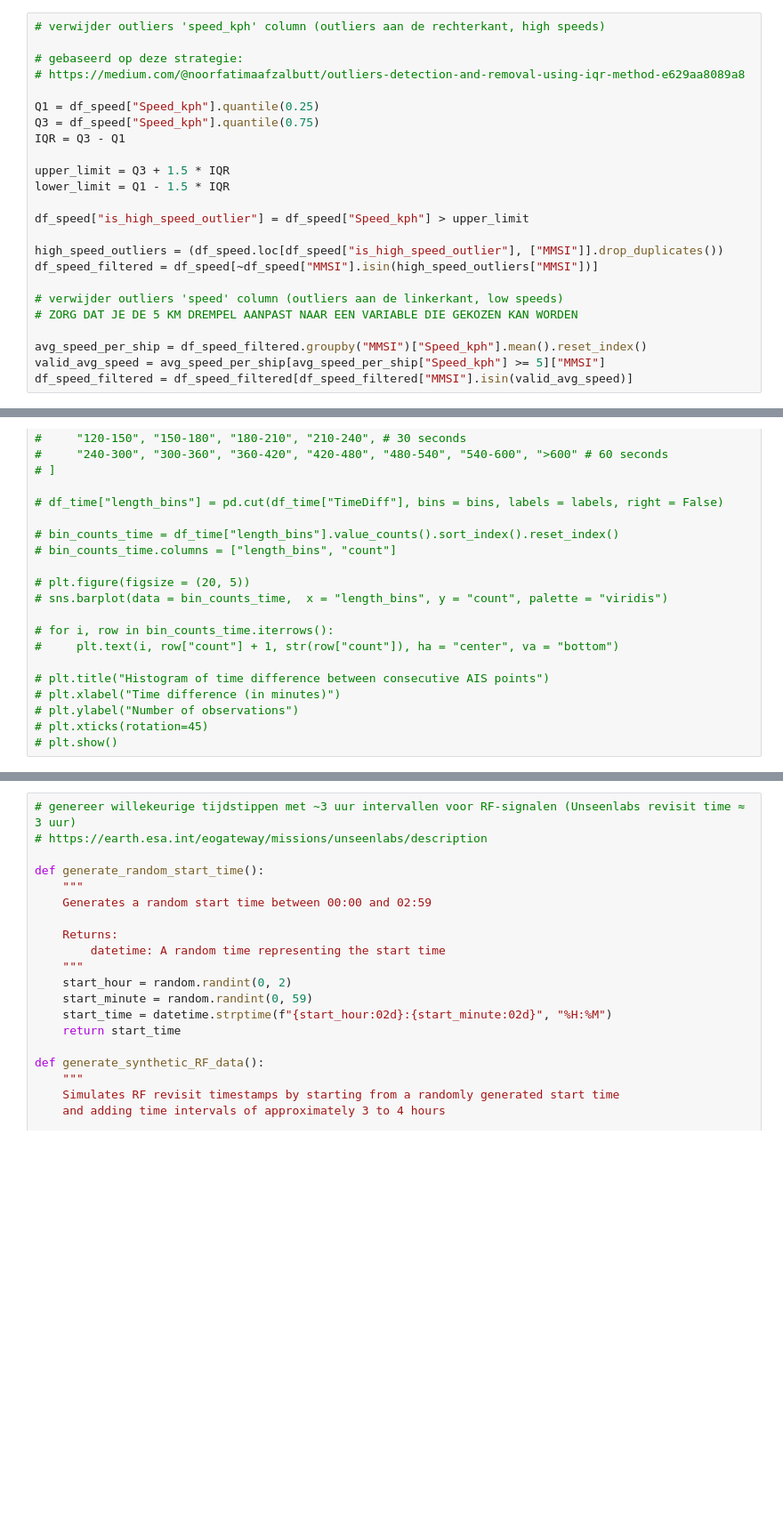
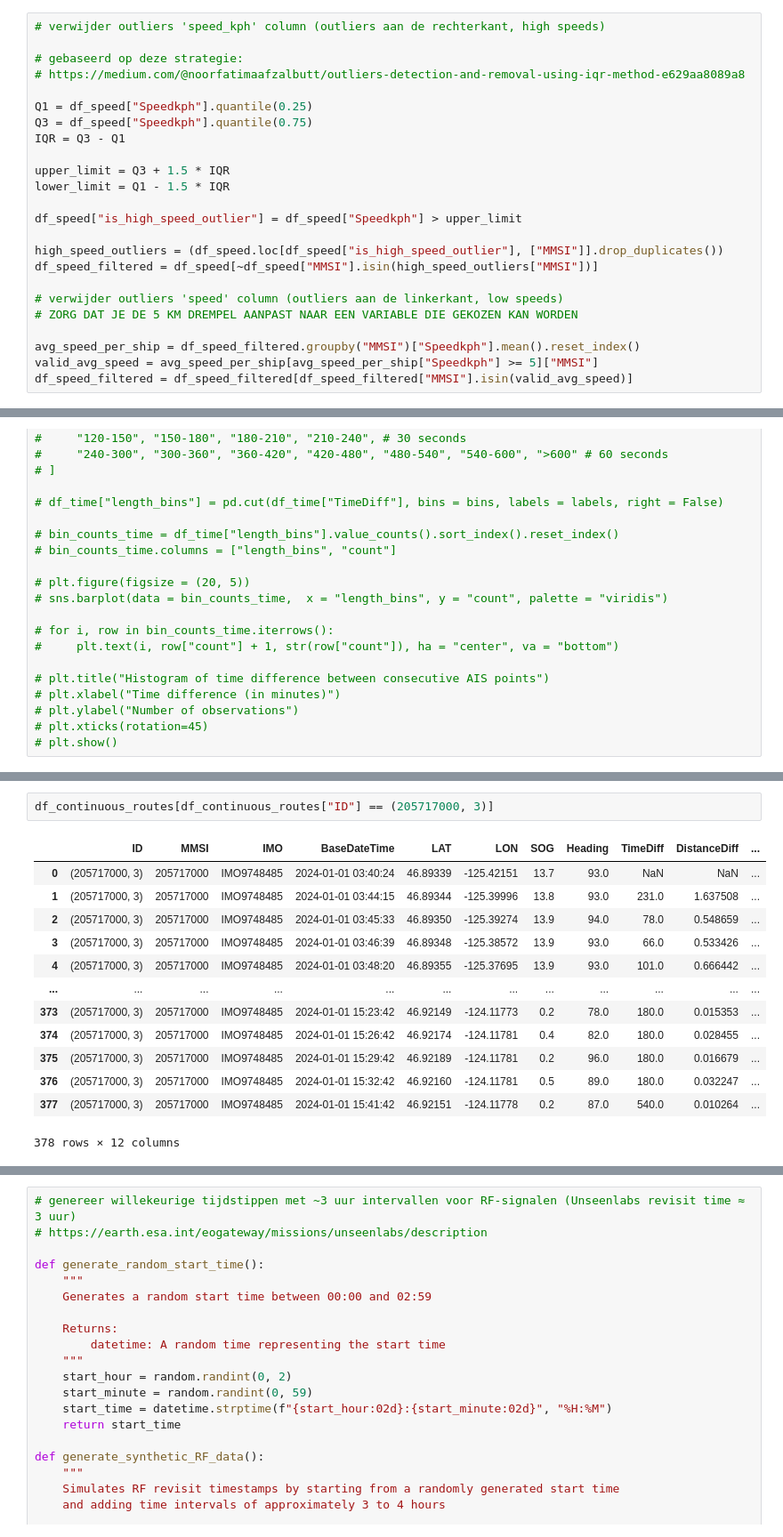
Before and after one commit to grimmmbo/AIS_RF_matching, a Jupyter notebook: notebooks/test_notebooks/test0106.ipynb, the cells around one changed output, grey strips where cells are left out. Shown at 89% size. Drawn from its saved outputs; the diff is of its cells as text; blank space fills up the shorter version.

```diff
--- a/notebooks/test_notebooks/test0106.ipynb
+++ b/notebooks/test_notebooks/test0106.ipynb
@@ -147,14 +147,14 @@ df_speed.head(5)
 # gebaseerd op deze strategie:
 # https://medium.com/@noorfatimaafzalbutt/outliers-detection-and-removal-using-iqr-method-e629aa8089a8
 
-Q1 = df_speed["Speed_kph"].quantile(0.25)
-Q3 = df_speed["Speed_kph"].quantile(0.75)
+Q1 = df_speed["Speedkph"].quantile(0.25)
+Q3 = df_speed["Speedkph"].quantile(0.75)
 IQR = Q3 - Q1
 
 upper_limit = Q3 + 1.5 * IQR
 lower_limit = Q1 - 1.5 * IQR
 
-df_speed["is_high_speed_outlier"] = df_speed["Speed_kph"] > upper_limit
+df_speed["is_high_speed_outlier"] = df_speed["Speedkph"] > upper_limit
 
 high_speed_outliers = (df_speed.loc[df_speed["is_high_speed_outlier"], ["MMSI"]].drop_duplicates())
 df_speed_filtered = df_speed[~df_speed["MMSI"].isin(high_speed_outliers["MMSI"])]
@@ -162,8 +162,8 @@ df_speed_filtered = df_speed[~df_speed["MMSI"].isin(high_speed_outliers["MMSI"])
 # verwijder outliers 'speed' column (outliers aan de linkerkant, low speeds)
 # ZORG DAT JE DE 5 KM DREMPEL AANPAST NAAR EEN VARIABLE DIE GEKOZEN KAN WORDEN
 
-avg_speed_per_ship = df_speed_filtered.groupby("MMSI")["Speed_kph"].mean().reset_index()
-valid_avg_speed = avg_speed_per_ship[avg_speed_per_ship["Speed_kph"] >= 5]["MMSI"]
+avg_speed_per_ship = df_speed_filtered.groupby("MMSI")["Speedkph"].mean().reset_index()
+valid_avg_speed = avg_speed_per_ship[avg_speed_per_ship["Speedkph"] >= 5]["MMSI"]
 df_speed_filtered = df_speed_filtered[df_speed_filtered["MMSI"].isin(valid_avg_speed)]
 # %%
 # # maak boxplot van de gemiddelde snelheid per schip na outliers removal
@@ -254,3 +254,19 @@ df_continuous_routes.head(5)
 | 2 | 205717000 | IMO9748485 | 2024-01-01 03:45:33 | 46.89350 | -125.39274 | 13.9 | 94.0 | 78.0 | 0.548659 | 25.322724 | ... |
 | 3 | 205717000 | IMO9748485 | 2024-01-01 03:46:39 | 46.89348 | -125.38572 | 13.9 | 93.0 | 66.0 | 0.533426 | 29.095947 | ... |
 | 4 | 205717000 | IMO9748485 | 2024-01-01 03:48:20 | 46.89355 | -125.37695 | 13.9 | 93.0 | 101.0 | 0.666442 | 23.754352 | ... |
+# %%
+df_continuous_routes[df_continuous_routes["ID"] == (205717000, 3)]
+# %% [output]
+|  | ID | MMSI | IMO | BaseDateTime | LAT | LON | SOG | Heading | TimeDiff | DistanceDiff | ... |
+| 0 | (205717000, 3) | 205717000 | IMO9748485 | 2024-01-01 03:40:24 | 46.89339 | -125.42151 | 13.7 | 93.0 | NaN | NaN | ... |
+| 1 | (205717000, 3) | 205717000 | IMO9748485 | 2024-01-01 03:44:15 | 46.89344 | -125.39996 | 13.8 | 93.0 | 231.0 | 1.637508 | ... |
+| 2 | (205717000, 3) | 205717000 | IMO9748485 | 2024-01-01 03:45:33 | 46.89350 | -125.39274 | 13.9 | 94.0 | 78.0 | 0.548659 | ... |
+| 3 | (205717000, 3) | 205717000 | IMO9748485 | 2024-01-01 03:46:39 | 46.89348 | -125.38572 | 13.9 | 93.0 | 66.0 | 0.533426 | ... |
+| 4 | (205717000, 3) | 205717000 | IMO9748485 | 2024-01-01 03:48:20 | 46.89355 | -125.37695 | 13.9 | 93.0 | 101.0 | 0.666442 | ... |
+| ... | ... | ... | ... | ... | ... | ... | ... | ... | ... | ... | ... |
+| 373 | (205717000, 3) | 205717000 | IMO9748485 | 2024-01-01 15:23:42 | 46.92149 | -124.11773 | 0.2 | 78.0 | 180.0 | 0.015353 | ... |
+| 374 | (205717000, 3) | 205717000 | IMO9748485 | 2024-01-01 15:26:42 | 46.92174 | -124.11781 | 0.4 | 82.0 | 180.0 | 0.028455 | ... |
+| 375 | (205717000, 3) | 205717000 | IMO9748485 | 2024-01-01 15:29:42 | 46.92189 | -124.11781 | 0.2 | 96.0 | 180.0 | 0.016679 | ... |
+| 376 | (205717000, 3) | 205717000 | IMO9748485 | 2024-01-01 15:32:42 | 46.92160 | -124.11781 | 0.5 | 89.0 | 180.0 | 0.032247 | ... |
+| 377 | (205717000, 3) | 205717000 | IMO9748485 | 2024-01-01 15:41:42 | 46.92151 | -124.11778 | 0.2 | 87.0 | 540.0 | 0.010264 | ... |
+378 rows × 12 columns
```
Also changed, not shown: parts of 40 cells of this notebook, 11 other files.
